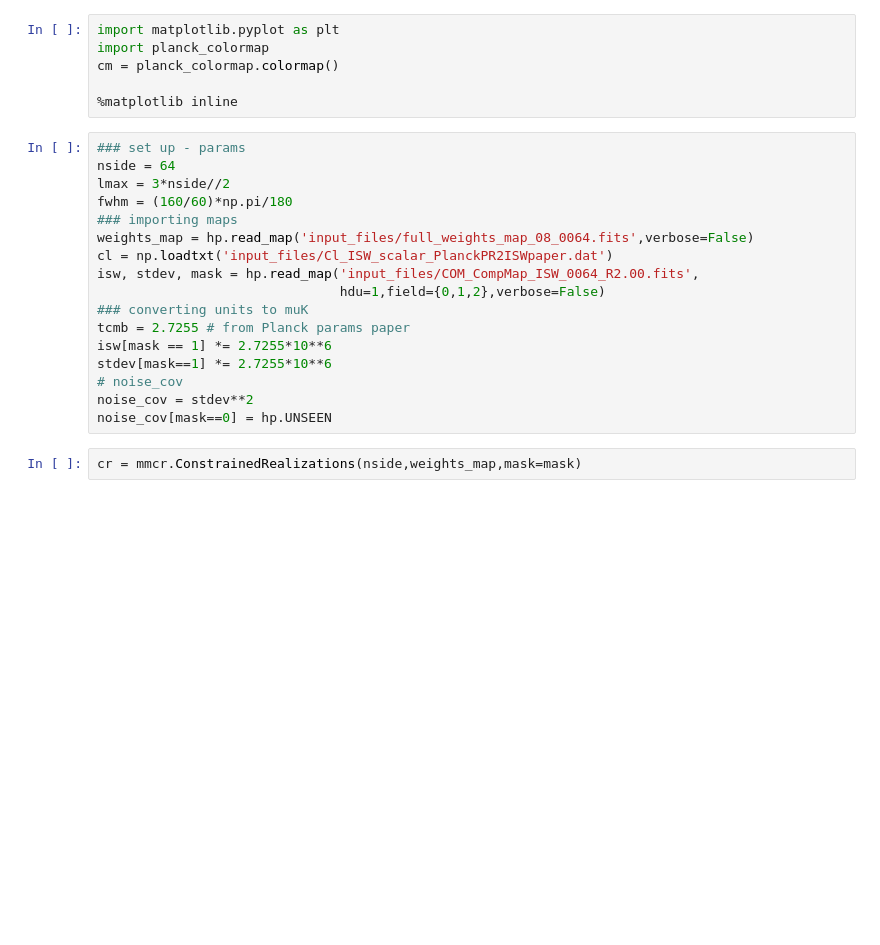
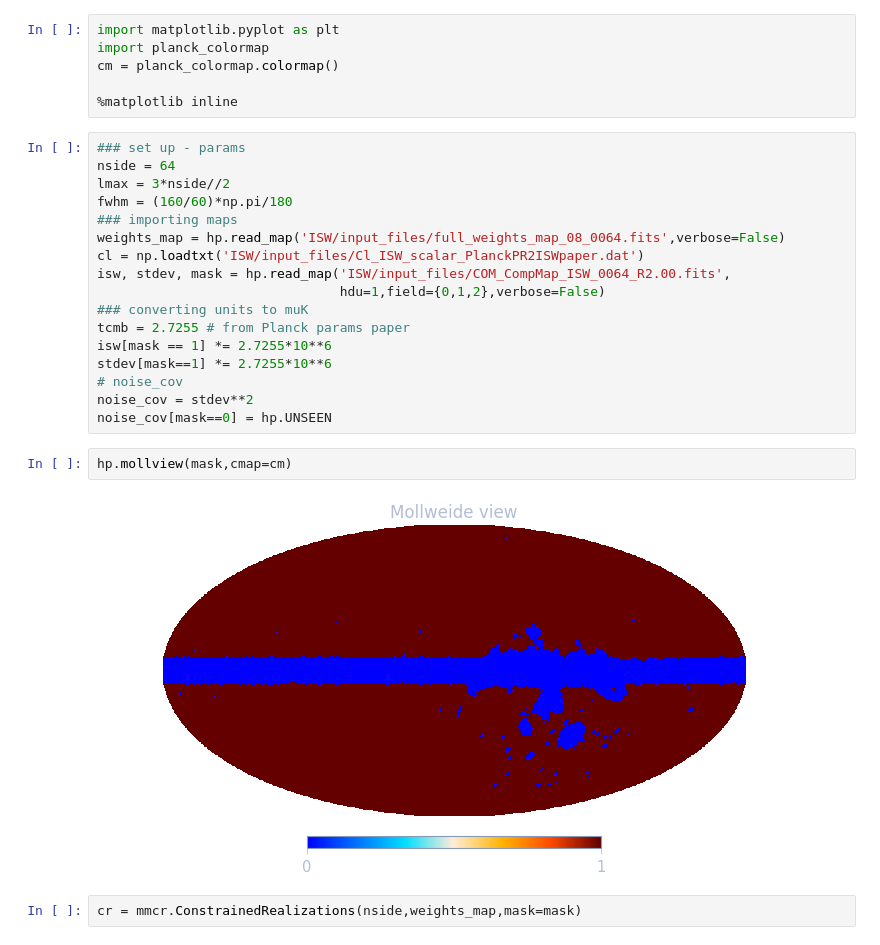
Before and after one commit to modw/constrained-realizations, a Jupyter notebook: Getting Wiener Filtered ISW map.ipynb, the cells around one changed output. Saved outputs shown, nothing was run; the diff lists cells and outputs as text; blank space fills up the shorter version.

```diff
--- a/Getting Wiener Filtered ISW map.ipynb
+++ b/Getting Wiener Filtered ISW map.ipynb
@@ -16,9 +14,9 @@ nside = 64
 lmax = 3*nside//2
 fwhm = (160/60)*np.pi/180
 ### importing maps
-weights_map = hp.read_map('input_files/full_weights_map_08_0064.fits',verbose=False)
-cl = np.loadtxt('input_files/Cl_ISW_scalar_PlanckPR2ISWpaper.dat')
-isw, stdev, mask = hp.read_map('input_files/COM_CompMap_ISW_0064_R2.00.fits',
+weights_map = hp.read_map('ISW/input_files/full_weights_map_08_0064.fits',verbose=False)
+cl = np.loadtxt('ISW/input_files/Cl_ISW_scalar_PlanckPR2ISWpaper.dat')
+isw, stdev, mask = hp.read_map('ISW/input_files/COM_CompMap_ISW_0064_R2.00.fits',
                                hdu=1,field={0,1,2},verbose=False)
 ### converting units to muK
 tcmb = 2.7255 # from Planck params paper
@@ -27,6 +25,10 @@ stdev[mask==1] *= 2.7255*10**6
 # noise_cov
 noise_cov = stdev**2
 noise_cov[mask==0] = hp.UNSEEN
+# %%
+hp.mollview(mask,cmap=cm)
+# %% [output]
+[figure, added]
 # %%
 cr = mmcr.ConstrainedRealizations(nside,weights_map,mask=mask)
 # %%
```
Also changed, not shown: parts of 3 cells of this notebook, 4 other files.
